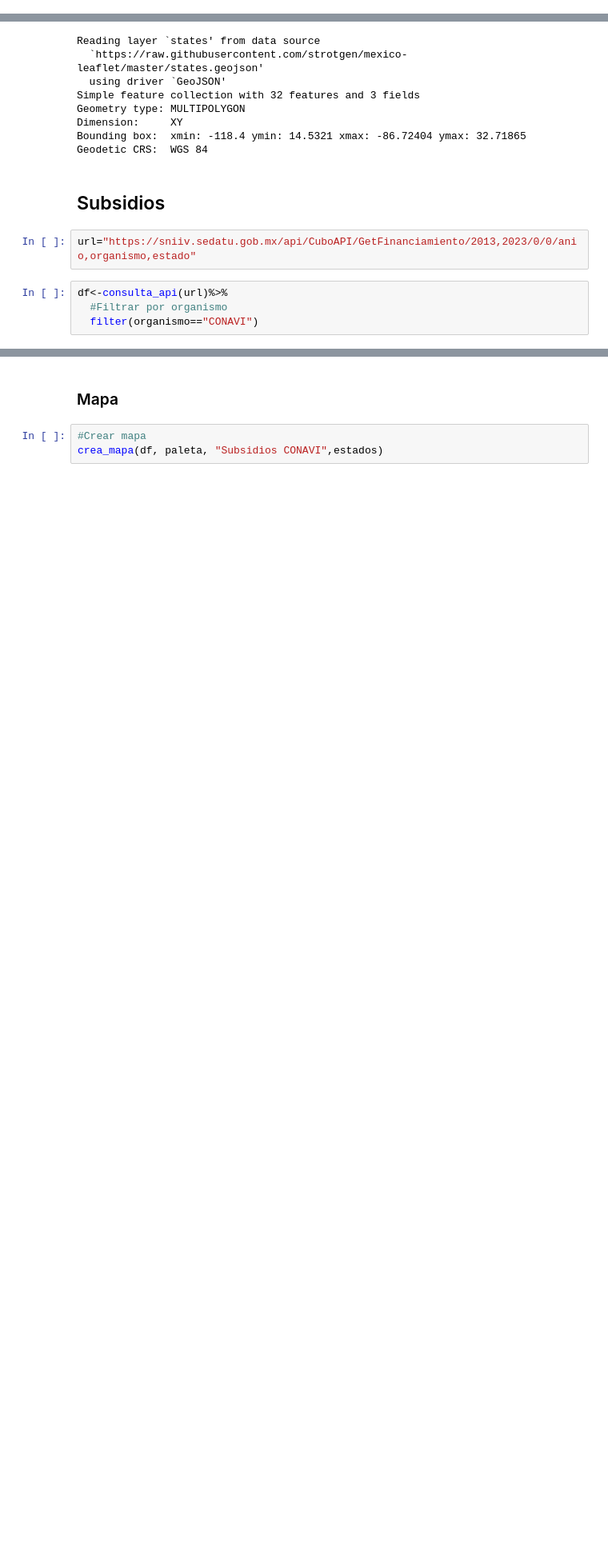
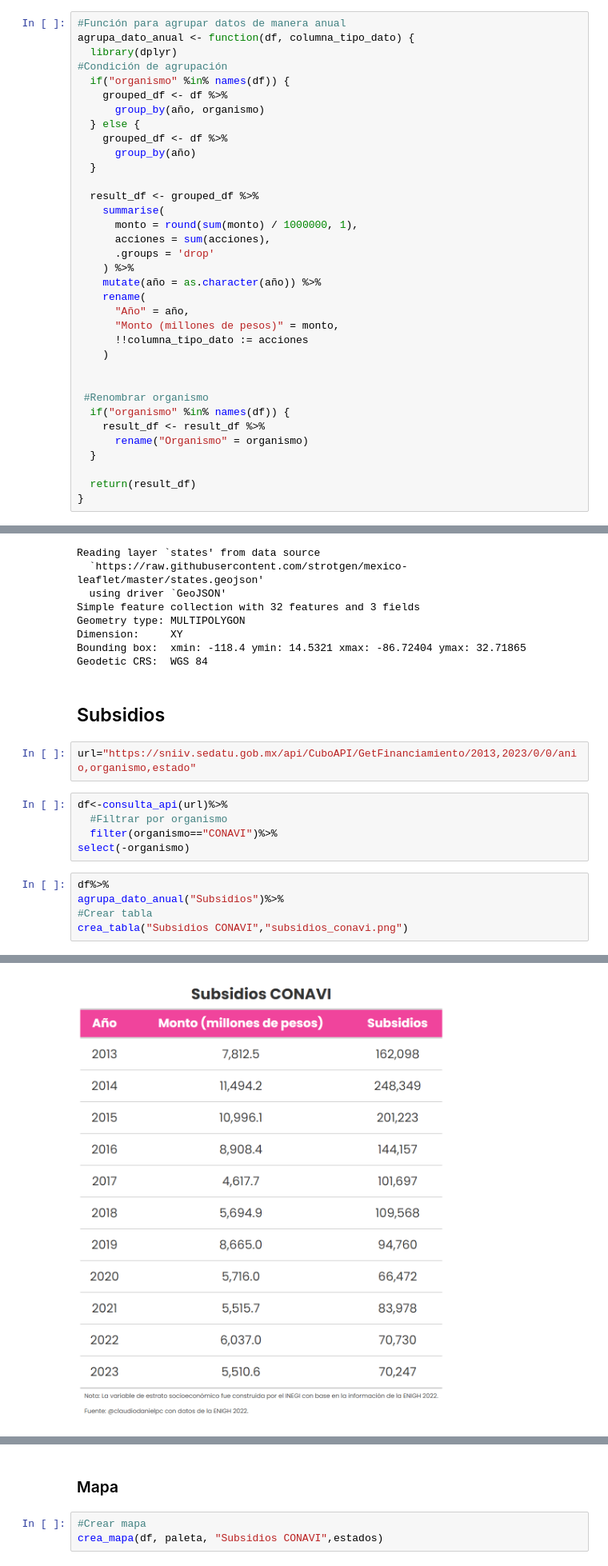
Before and after one commit to claudiodanielpc/datavivi, a Jupyter notebook: numeralia.ipynb, the cells around one changed output, grey strips where cells are left out. Shown at 80% size. Drawn from its saved outputs; the diff is of its cells as text; blank space fills up the shorter version.

```diff
--- a/numeralia.ipynb
+++ b/numeralia.ipynb
@@ -83,3 +139,38 @@ Fuente: SEDATU. Sistema Nacional de Información e Indicadores de Vivienda (SNII
+# %%
+#Función para agrupar datos de manera anual
+agrupa_dato_anual <- function(df, columna_tipo_dato) {
+  library(dplyr)
+#Condición de agrupación
+  if("organismo" %in% names(df)) {
+    grouped_df <- df %>%
+      group_by(año, organismo)
+  } else {
+    grouped_df <- df %>%
+      group_by(año)
+  }
+
+  result_df <- grouped_df %>%
+    summarise(
+      monto = round(sum(monto) / 1000000, 1),
+      acciones = sum(acciones),
+      .groups = 'drop'
+    ) %>%
+    mutate(año = as.character(año)) %>%
+    rename(
+      "Año" = año,
+      "Monto (millones de pesos)" = monto,
+      !!columna_tipo_dato := acciones
+    )
+
+
+ #Renombrar organismo
+  if("organismo" %in% names(df)) {
+    result_df <- result_df %>%
+      rename("Organismo" = organismo)
+  }
+
+  return(result_df)
+}
 # %%
 paleta<-rev(c("#691c32ff", "#901d3dff","#ac2540ff","#c88f80ff","#e3c8a6ff"))
 # %% [markdown]
@@ -105,4 +196,11 @@ url="https://sniiv.sedatu.gob.mx/api/CuboAPI/GetFinanciamiento/2013,2023/0/0/ani
 # %%
 df<-consulta_api(url)%>%
   #Filtrar por organismo
-  filter(organismo=="CONAVI")
+  filter(organismo=="CONAVI")%>%
+select(-organismo)
+# %%
+df%>%
+agrupa_dato_anual("Subsidios")%>%
+#Crear tabla
+crea_tabla("Subsidios CONAVI","subsidios_conavi.png")
+# %% [output]
@@ -108,0 +210 @@ df<-consulta_api(url)%>%
+[figure, added]
```
Also changed, not shown: parts of 8 cells of this notebook.
